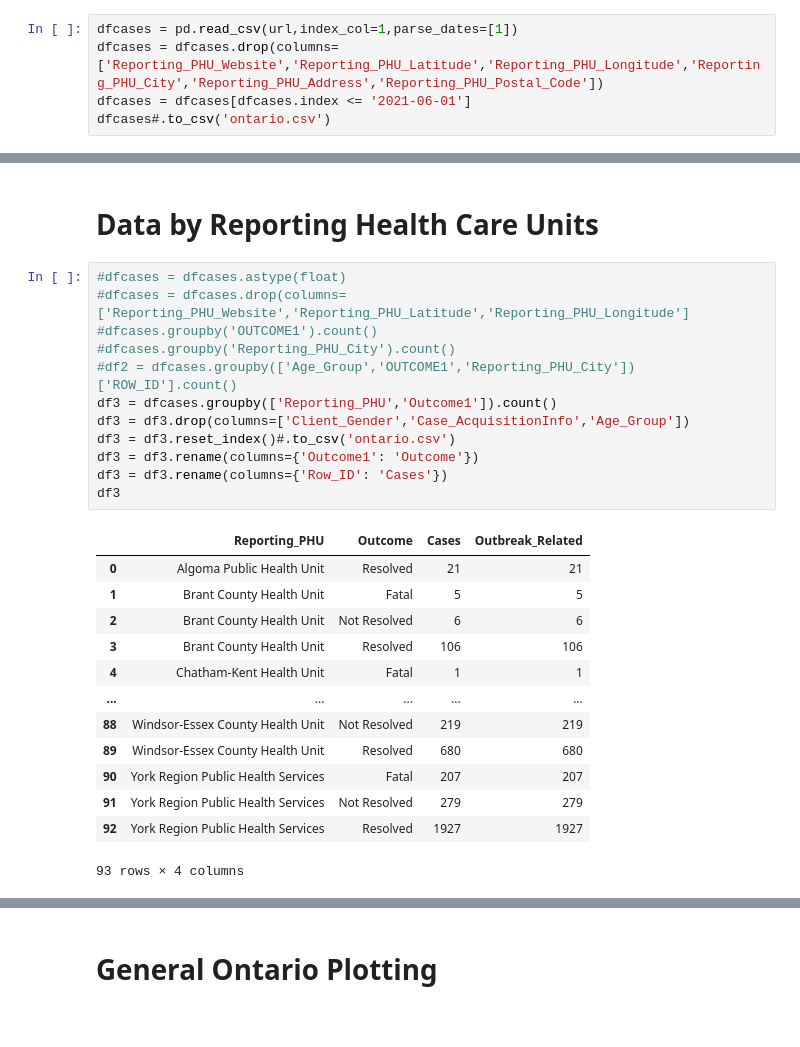
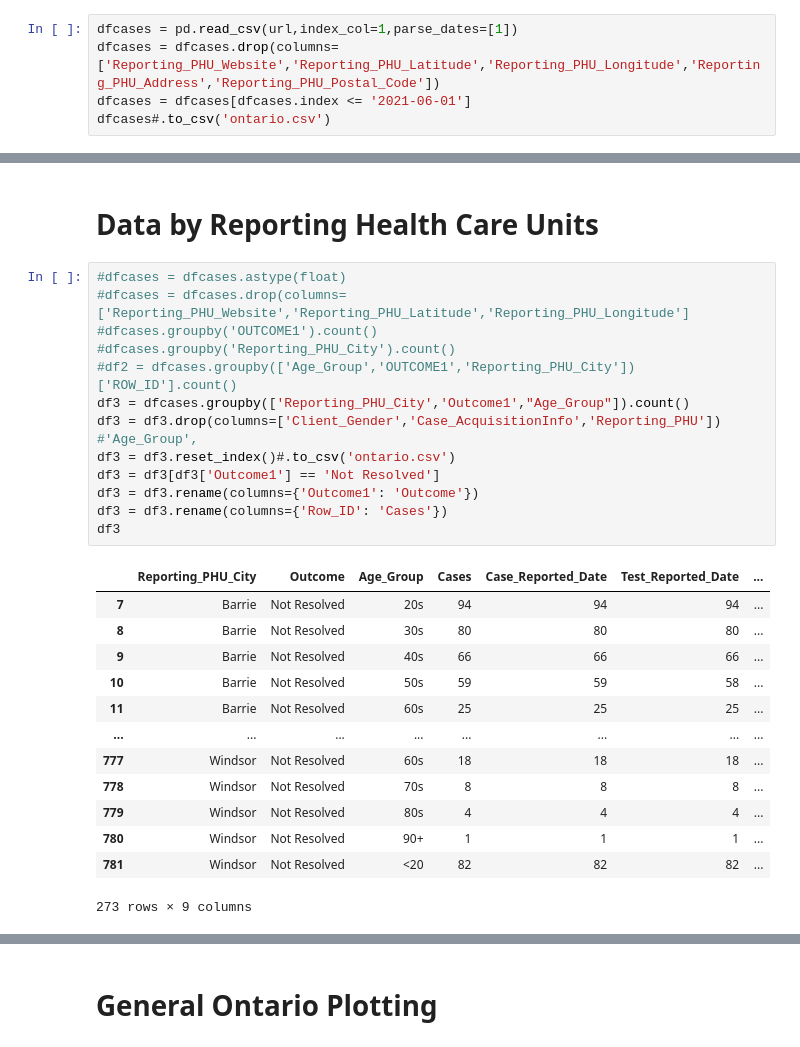
Before and after one commit to minix1234/minix1234.github.io, a Jupyter notebook: pelican/notebooks/Ontario.ipynb, the cells around one changed output, grey strips where cells are left out. Cells and saved outputs as stored; diff of their text form.

```diff
--- a/pelican/notebooks/Ontario.ipynb
+++ b/pelican/notebooks/Ontario.ipynb
@@ -11,7 +13,7 @@ import plotly.express as px
 # Age Group Breakdown
 # %%
 dfcases = pd.read_csv(url,index_col=1,parse_dates=[1])
-dfcases = dfcases.drop(columns=['Reporting_PHU_Website','Reporting_PHU_Latitude','Reporting_PHU_Longitude','Reporting_PHU_City','Reporting_PHU_Address','Reporting_PHU_Postal_Code'])
+dfcases = dfcases.drop(columns=['Reporting_PHU_Website','Reporting_PHU_Latitude','Reporting_PHU_Longitude','Reporting_PHU_Address','Reporting_PHU_Postal_Code'])
 dfcases = dfcases[dfcases.index <= '2021-06-01']
 dfcases#.to_csv('ontario.csv')
 # %% [output]
@@ -135,27 +132,28 @@ figage.write_html("Ontariobarage.html")
 # %%
 #dfcases = dfcases.astype(float)
 #dfcases = dfcases.drop(columns=['Reporting_PHU_Website','Reporting_PHU_Latitude','Reporting_PHU_Longitude']
 #dfcases.groupby('OUTCOME1').count()
 #dfcases.groupby('Reporting_PHU_City').count()
 #df2 = dfcases.groupby(['Age_Group','OUTCOME1','Reporting_PHU_City'])['ROW_ID'].count()
-df3 = dfcases.groupby(['Reporting_PHU','Outcome1']).count()
-df3 = df3.drop(columns=['Client_Gender','Case_AcquisitionInfo','Age_Group'])
+df3 = dfcases.groupby(['Reporting_PHU_City','Outcome1',"Age_Group"]).count()
+df3 = df3.drop(columns=['Client_Gender','Case_AcquisitionInfo','Reporting_PHU']) #'Age_Group',
 df3 = df3.reset_index()#.to_csv('ontario.csv')
+df3 = df3[df3['Outcome1'] == 'Not Resolved']
 df3 = df3.rename(columns={'Outcome1': 'Outcome'})
 df3 = df3.rename(columns={'Row_ID': 'Cases'})
 df3
 # %% [output]
-|  | Reporting_PHU | Outcome | Cases | Outbreak_Related |
-| 0 | Algoma Public Health Unit | Resolved | 21 | 21 |
-| 1 | Brant County Health Unit | Fatal | 5 | 5 |
-| 2 | Brant County Health Unit | Not Resolved | 6 | 6 |
-| 3 | Brant County Health Unit | Resolved | 106 | 106 |
-| 4 | Chatham-Kent Health Unit | Fatal | 1 | 1 |
-| ... | ... | ... | ... | ... |
-| 88 | Windsor-Essex County Health Unit | Not Resolved | 219 | 219 |
-| 89 | Windsor-Essex County Health Unit | Resolved | 680 | 680 |
-| 90 | York Region Public Health Services | Fatal | 207 | 207 |
-| 91 | York Region Public Health Services | Not Resolved | 279 | 279 |
-| 92 | York Region Public Health Services | Resolved | 1927 | 1927 |
+|  | Reporting_PHU_City | Outcome | Age_Group | Cases | Case_Reported_Date | Test_Reported_Date | ... |
+| 7 | Barrie | Not Resolved | 20s | 94 | 94 | 94 | ... |
+| 8 | Barrie | Not Resolved | 30s | 80 | 80 | 80 | ... |
+| 9 | Barrie | Not Resolved | 40s | 66 | 66 | 66 | ... |
+| 10 | Barrie | Not Resolved | 50s | 59 | 59 | 58 | ... |
+| 11 | Barrie | Not Resolved | 60s | 25 | 25 | 25 | ... |
+| ... | ... | ... | ... | ... | ... | ... | ... |
+| 777 | Windsor | Not Resolved | 60s | 18 | 18 | 18 | ... |
+| 778 | Windsor | Not Resolved | 70s | 8 | 8 | 8 | ... |
+| 779 | Windsor | Not Resolved | 80s | 4 | 4 | 4 | ... |
+| 780 | Windsor | Not Resolved | 90+ | 1 | 1 | 1 | ... |
+| 781 | Windsor | Not Resolved | <20 | 82 | 82 | 82 | ... |
-93 rows × 4 columns
+273 rows × 9 columns
 # %%
```
Also changed, not shown: parts of 18 cells of this notebook.
